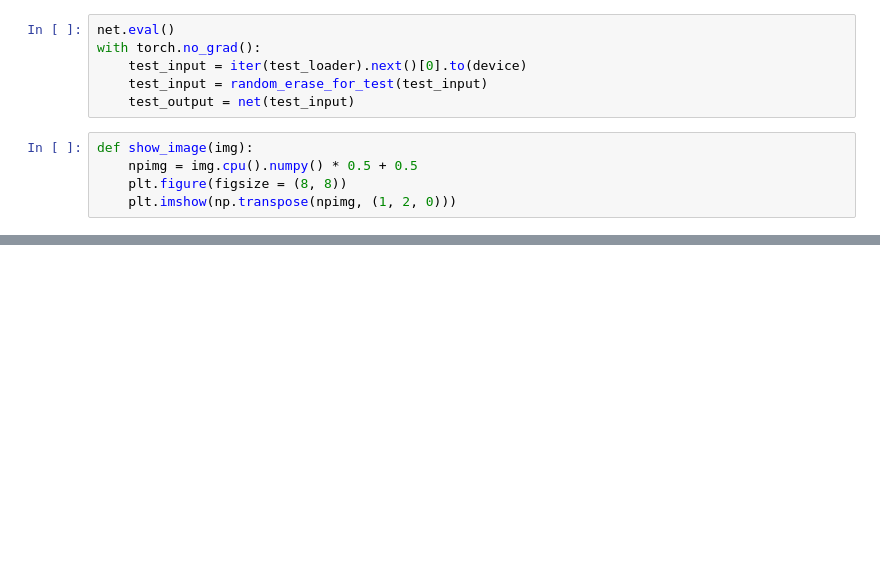
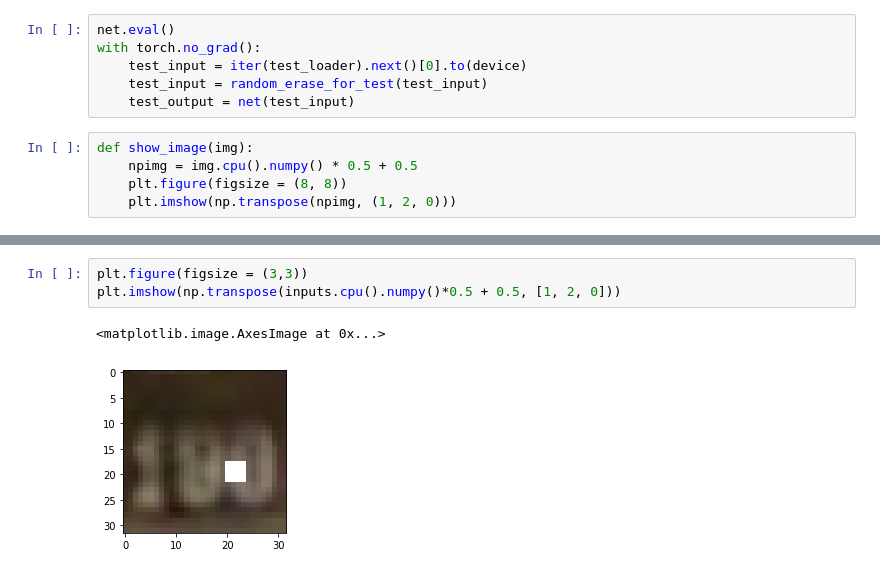
Before and after one commit to cross32768/VAE_anomaly, a Jupyter notebook: experiment_autoencoder_anomaly_detection.ipynb, the cells around one changed output, grey strips where cells are left out. Cells and saved outputs as stored; diff of their text form; blank space fills up the shorter version.

```diff
--- a/experiment_autoencoder_anomaly_detection.ipynb
+++ b/experiment_autoencoder_anomaly_detection.ipynb
@@ -257,0 +358,6 @@ tensor(-1., device='cuda:0')
+# %%
+plt.figure(figsize = (3,3))
+plt.imshow(np.transpose(inputs.cpu().numpy()*0.5 + 0.5, [1, 2, 0]))
+# %% [output]
+<matplotlib.image.AxesImage at 0x...>
+[figure, added]
```
Also changed, not shown: parts of 14 cells of this notebook.
